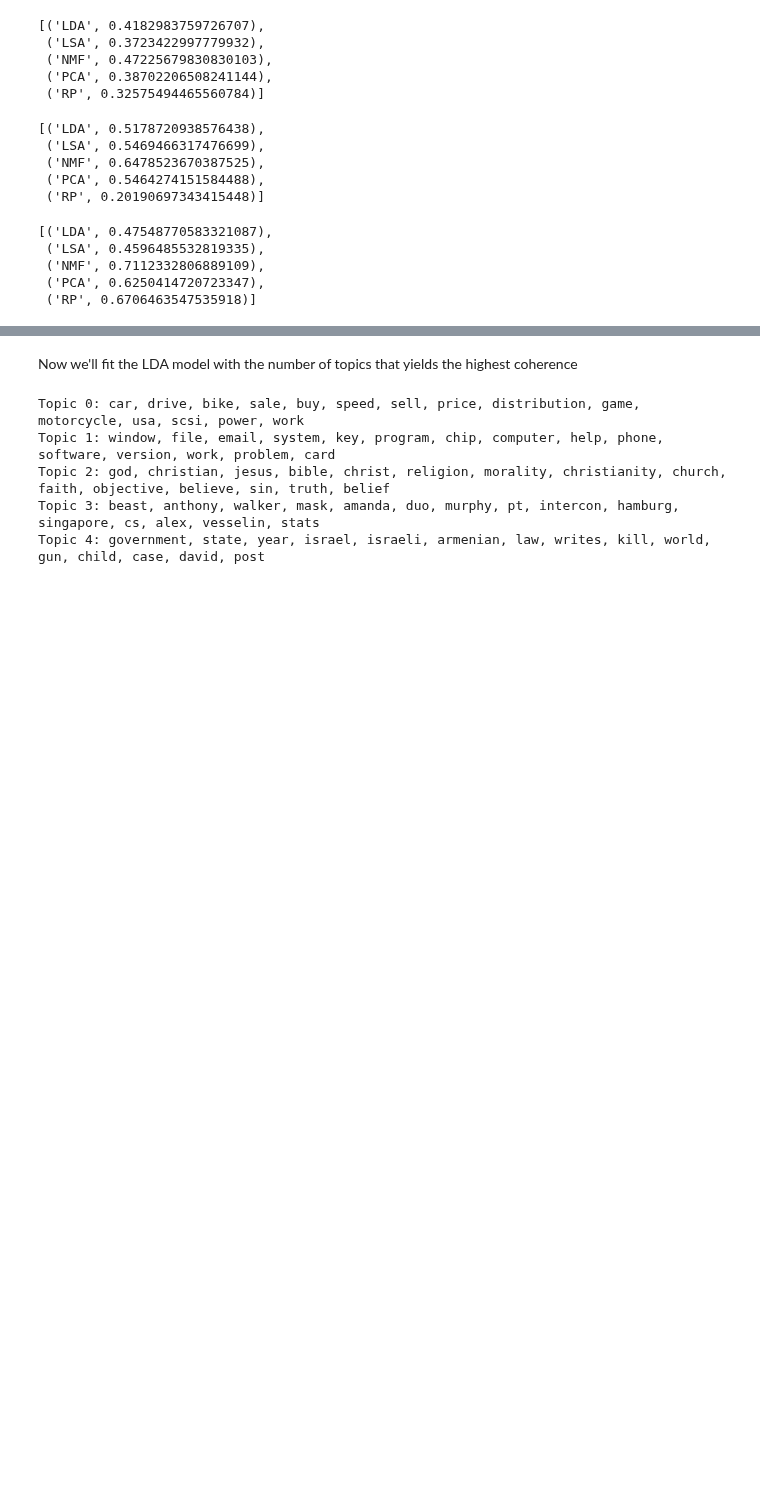
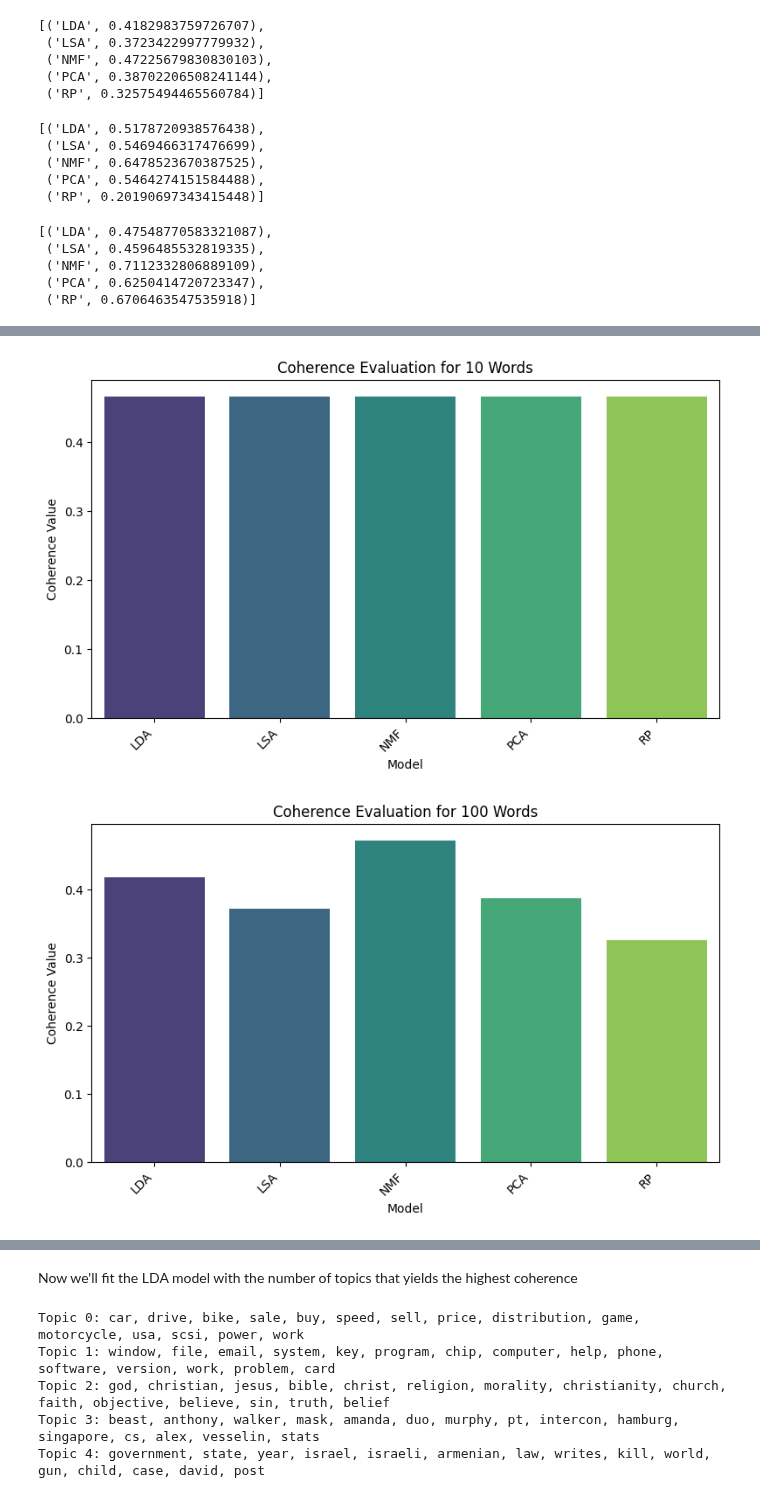
Before and after one commit to AndreFerrero/topic-modelling, a Jupyter notebook: scripts/models.ipynb, the cells around one changed output, grey strips where cells are left out. Saved outputs shown, nothing was run; the diff lists cells and outputs as text; code cells hidden in the pictures; blank space fills up the shorter version.

```diff
--- a/scripts/models.ipynb
+++ b/scripts/models.ipynb
@@ -133,0 +140,5 @@ for n_words, metrics_words in evaluation_by_words.items():
+# %%
+plots(evaluation_by_words)
+# %% [output]
+[figure, added]
+[figure, added]
```
Also changed, not shown: parts of 5 cells of this notebook.
